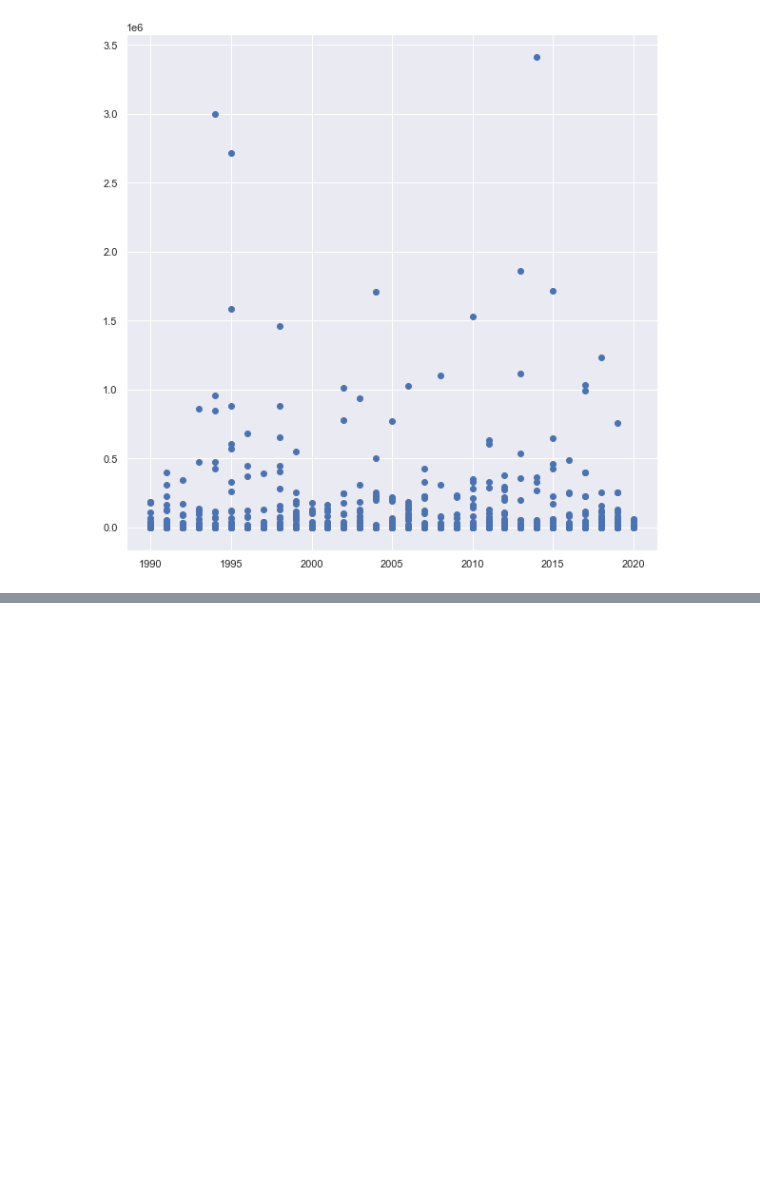
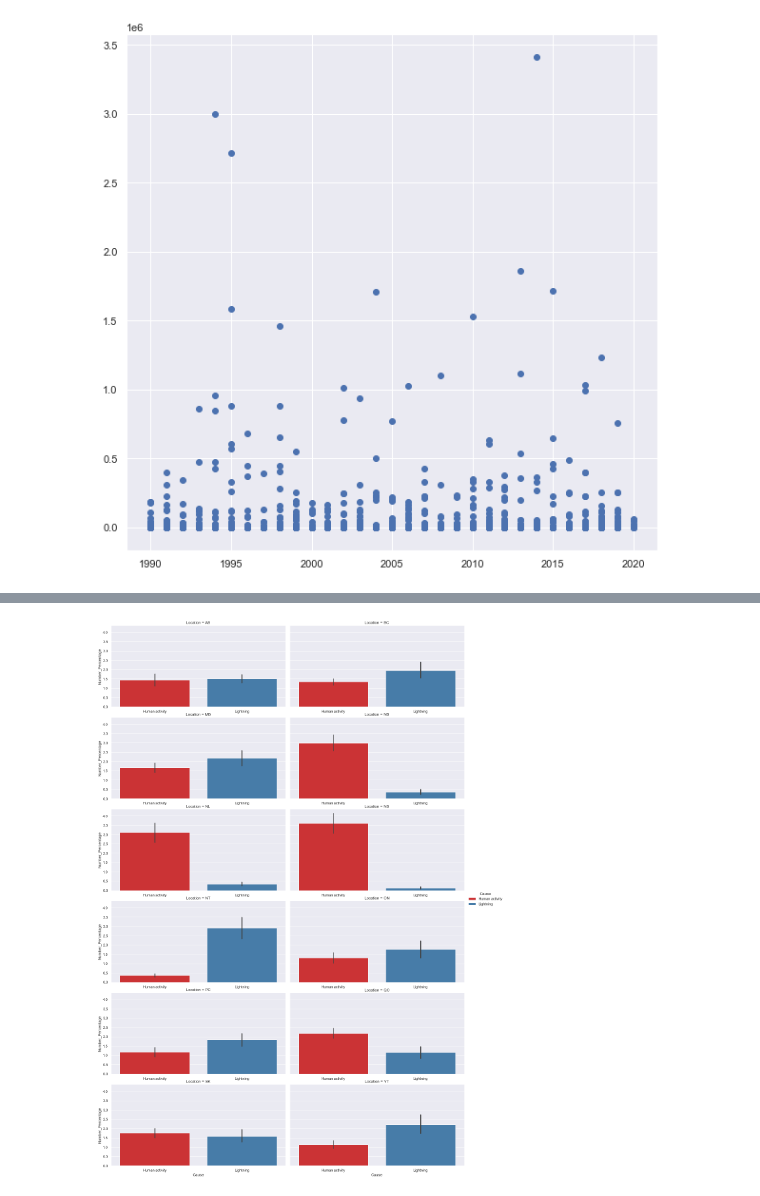
Before and after one commit to data301-2021-winter1/project-group33-project, a Jupyter notebook: notebooks/analysis2.ipynb, the cells around one changed output, grey strips where cells are left out. Saved outputs shown, nothing was run; the diff lists cells and outputs as text; code cells hidden in the pictures; blank space fills up the shorter version.

```diff
--- a/notebooks/analysis2.ipynb
+++ b/notebooks/analysis2.ipynb
@@ -326,0 +356,14 @@ combined2
+# %%
+g = sns.FacetGrid(combined, col="Location",hue="Cause",hue_order=["Human activity", "Lightning"],palette="Set1",height=4,aspect=2,col_wrap=2)
+
+g.map(sns.barplot,"Cause","Number_Percentage",order=["Human activity", "Lightning"])
+g.add_legend()
+
+# To repeat x-labels in every grid
+# source:  https://stackoverflow.com/questions/52182322/repeating-x-axis-labels-for-all-facets-using-facetgrid-in-seaborn
+for ax in g.axes.flatten():
+    ax.tick_params(labelbottom=True)
+
+plt.savefig("../images/barplot_cause_of_fire.png")
+# %% [output]
+[figure, added]
```
Also changed, not shown: parts of 40 cells of this notebook, 8 other files.
